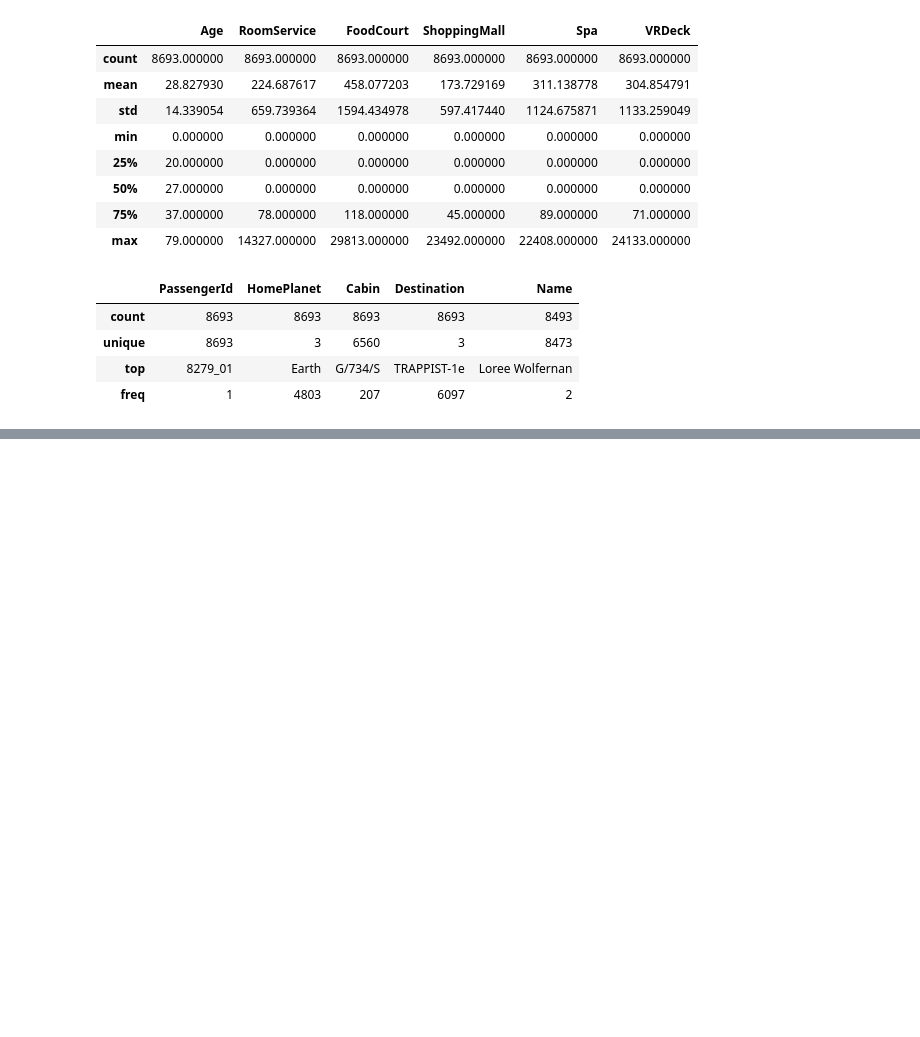
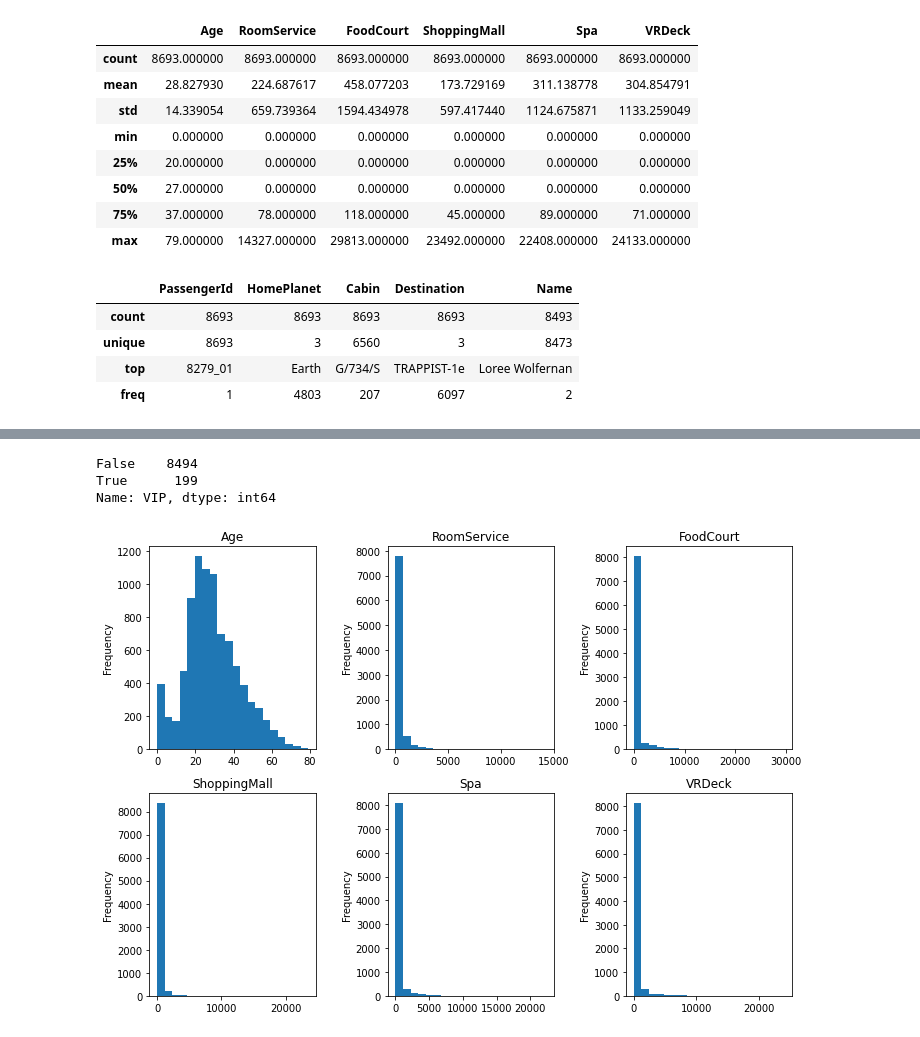
Before and after one commit to 0Ellias0/Spaceship-Titanic-Competition-, a Jupyter notebook: main.ipynb, the cells around one changed output, grey strips where cells are left out. Drawn from its saved outputs; the diff is of its cells as text; code cells hidden in the pictures; blank space fills up the shorter version.

```diff
--- a/main.ipynb
+++ b/main.ipynb
@@ -222,0 +230,20 @@ df_train[df_train["Name"]=="Alraium Disivering"]
+# %%
+df_train['VIP'].value_counts()
+# %% [output]
+False    8494
+True      199
+Name: VIP, dtype: int64
+# %%
+numerical_v = list(numerical_v)
+
+numerical_v.remove('Transported')
+# %%
+plt.figure(figsize=(10,7))
+for i, num_col in enumerate(numerical_v):
+    plt.subplot(2,3,i+1)
+    df_train[num_col].plot(kind='hist',bins=20)
+    plt.title(num_col)
+
+plt.tight_layout()
+# %% [output]
+[figure, added]
```
Also changed, not shown: parts of 11 cells of this notebook.
